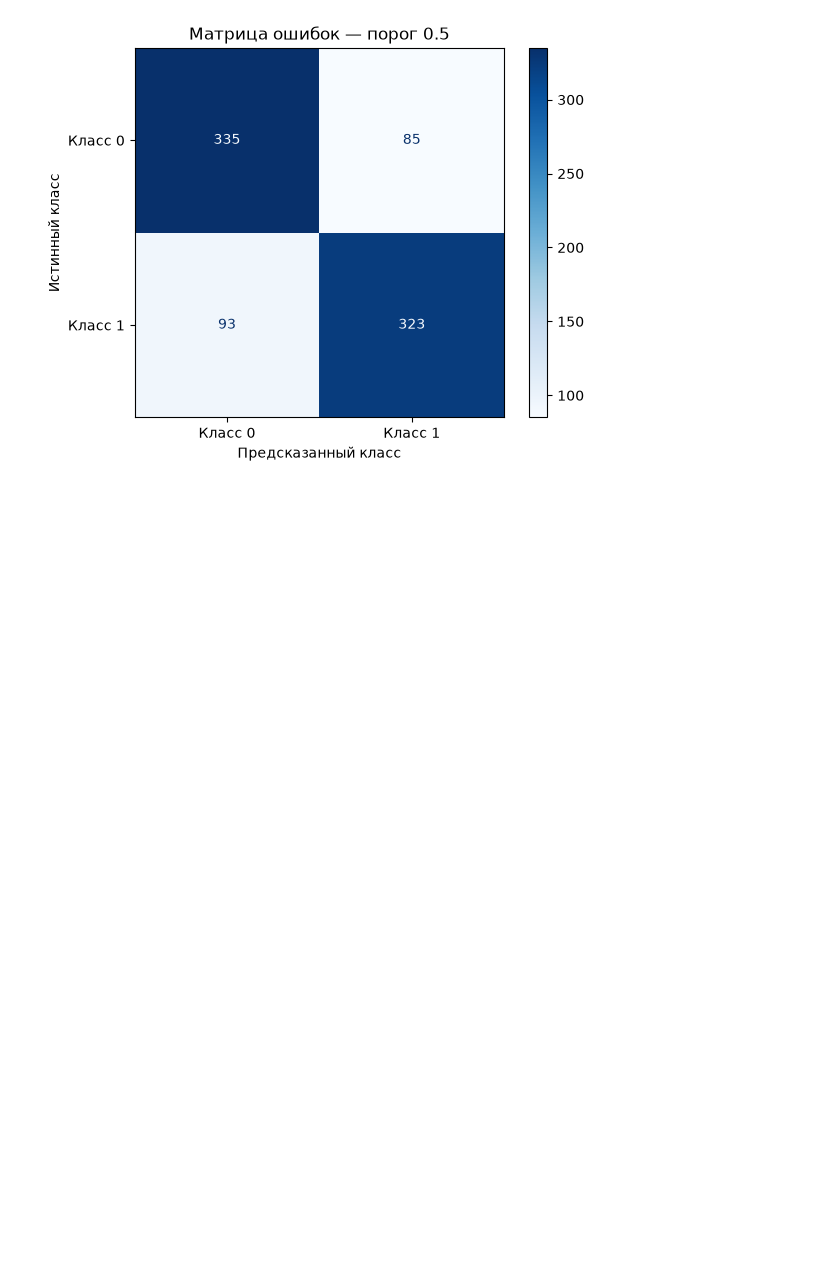
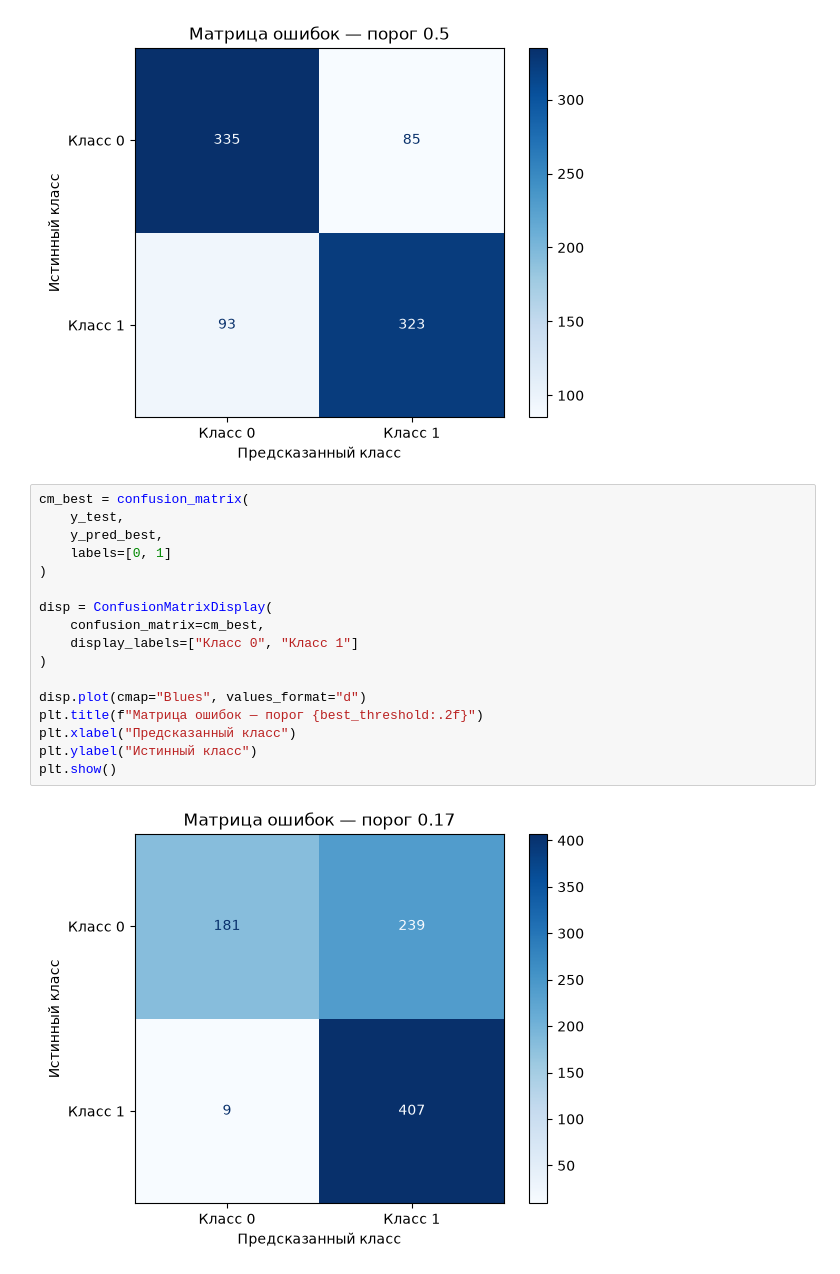
Before and after one commit to Richeey01/Machine_Learning, a Jupyter notebook: notebooks/practical_5_classification.ipynb, the cells around one changed output. Drawn from its saved outputs; the diff is of its cells as text; blank space fills up the shorter version.

```diff
--- a/notebooks/practical_5_classification.ipynb
+++ b/notebooks/practical_5_classification.ipynb
@@ -442,3 +442,22 @@ plt.ylabel("Истинный класс")
 plt.show()
 # %% [output]
 [figure]
+# %%
+cm_best = confusion_matrix(
+    y_test,
+    y_pred_best,
+    labels=[0, 1]
+)
+
+disp = ConfusionMatrixDisplay(
+    confusion_matrix=cm_best,
+    display_labels=["Класс 0", "Класс 1"]
+)
+
+disp.plot(cmap="Blues", values_format="d")
+plt.title(f"Матрица ошибок — порог {best_threshold:.2f}")
+plt.xlabel("Предсказанный класс")
+plt.ylabel("Истинный класс")
+plt.show()
+# %% [output]
+[figure, added]
```
Also changed, not shown: parts of 4 cells of this notebook.
